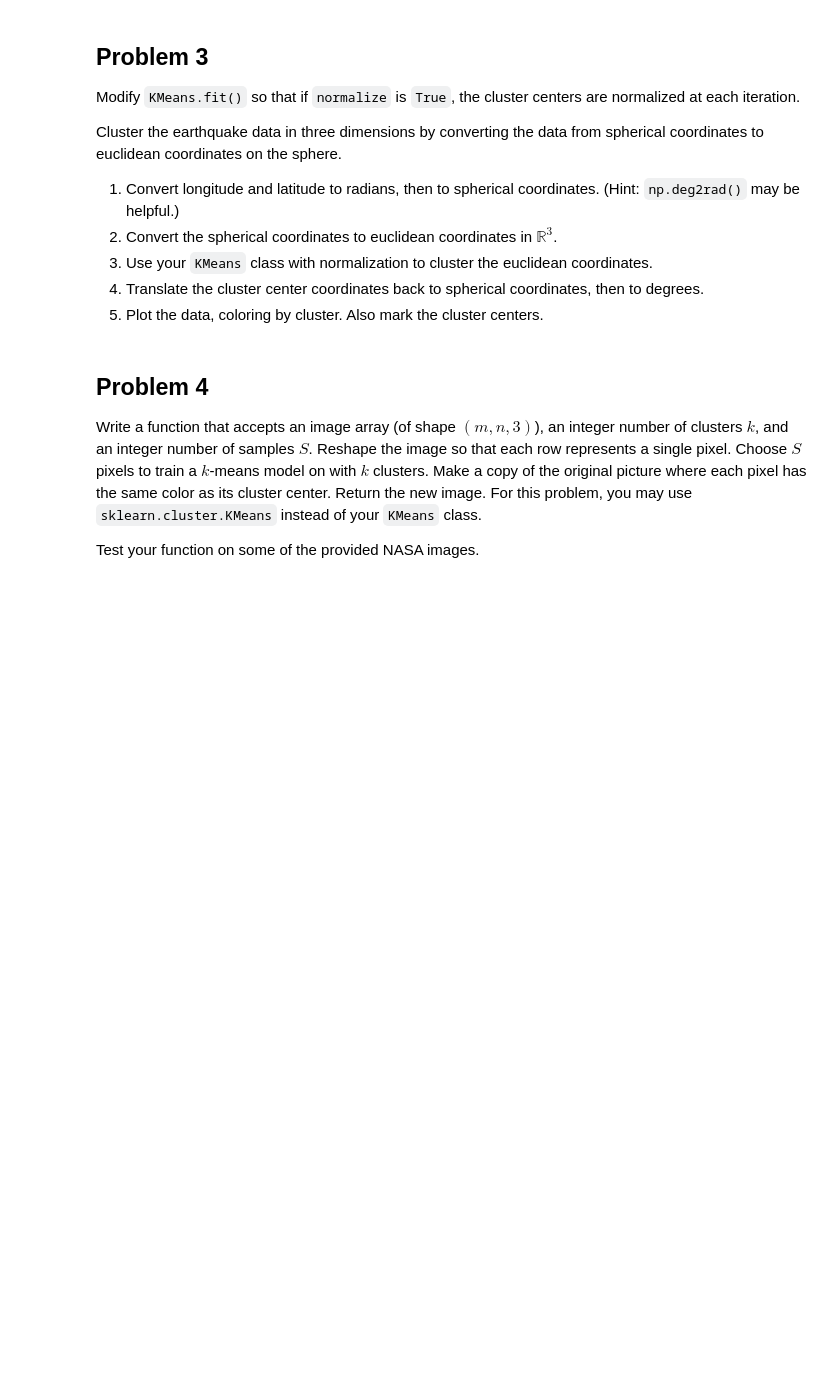
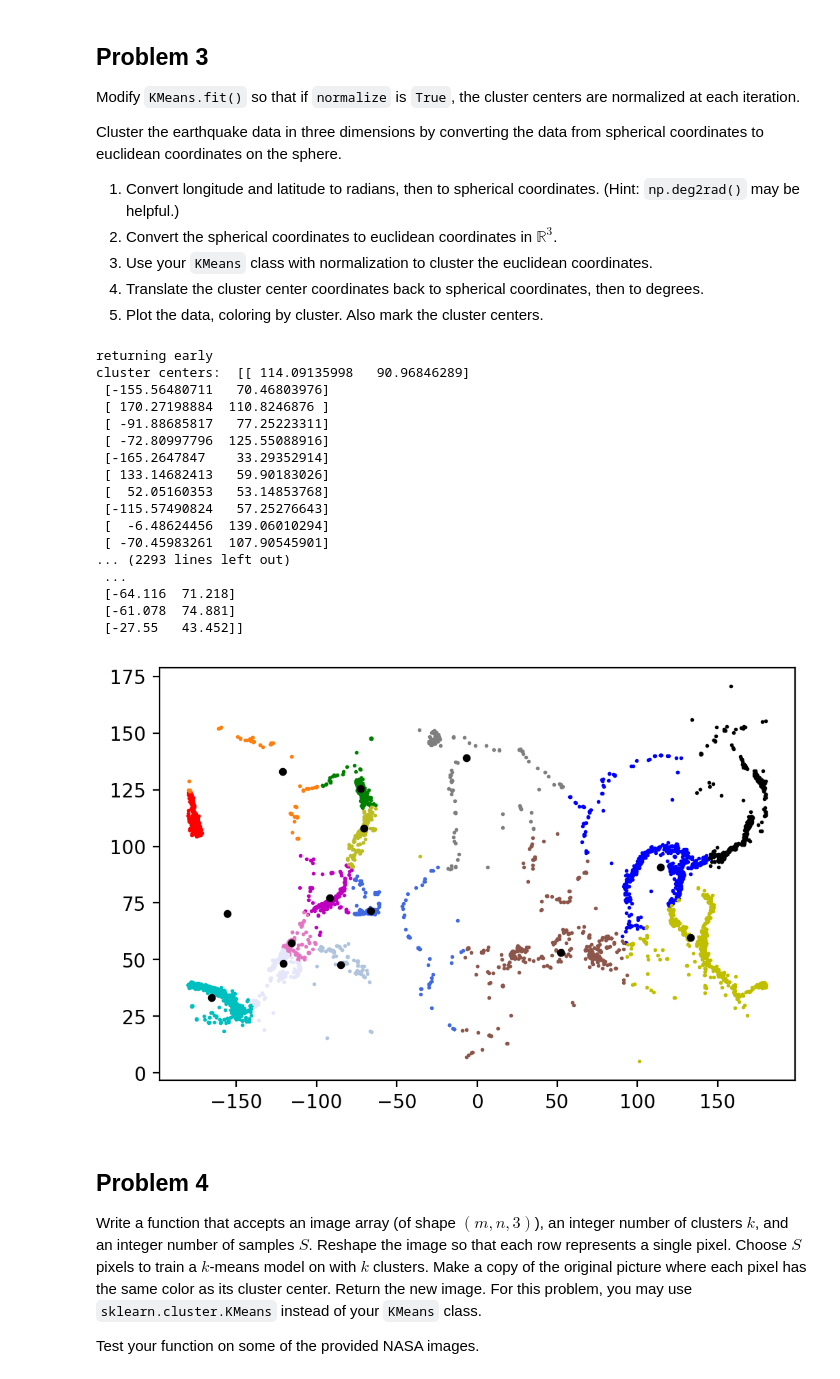
Before and after one commit to mistBourne1300/ACME-Volume-1, a Jupyter notebook: KMeans/kmeans_clustering.ipynb, the cells around one changed output. Saved outputs shown, nothing was run; the diff lists cells and outputs as text; code cells hidden in the pictures; blank space fills up the shorter version.

```diff
--- a/KMeans/kmeans_clustering.ipynb
+++ b/KMeans/kmeans_clustering.ipynb
@@ -228,6 +222,68 @@ Cluster the earthquake data in three dimensions by converting the data from sphe
 4. Translate the cluster center coordinates back to spherical coordinates, then to degrees.
 5. Plot the data, coloring by cluster.
 Also mark the cluster centers.
+# %%
+earthquakes = np.load("earthquake_coordinates.npy")
+# plt.scatter(earthquakes[:,0], earthquakes[:,1], color = 'k', s =1)
+earthquakes = np.array([[coor[0], 90 - coor[1]] for coor in earthquakes])
+earthquakes_rad = np.deg2rad(earthquakes)
+# print(earthquakes, earthquakes_rad)
+
+# plt.show()
+spherical = np.array([[coor[0], coor[1]] for coor in earthquakes_rad])
+# print(spherical)
+euclidian = np.array([[np.cos(coor[0])*np.sin(coor[1]), np.sin(coor[0]) * np.sin(coor[1]), np.cos(coor[1])] for coor in spherical])
+# print(euclidian)
+kmeans_class = KMeans(n_clusters=15, normalize = True)
+kmeans_class.fit(euclidian)
+centers = kmeans_class.cluster_centers
+
+# convert centers back to long and lat
+spherical = np.array([[np.arctan2(coor[1], coor[0]), np.arccos(coor[2])] for coor in centers])
+longlat = np.rad2deg(spherical)
+# longlat = np.array([[coor[0], coor[1]] for coor in longlat])
+print("cluster centers: ", longlat)
+
+kmeans_class.cluster_centers = longlat
+clusters = kmeans_class.predict(earthquakes)
+print(clusters)
+
+
+# plot the data
+colors = ['b', 'r', 'k', 'm', 'g', 'c', 'y', "tab:brown", 'tab:pink', 'tab:gray', 'tab:olive', 'tab:orange', 'lavender', 'lightsteelblue', 'royalblue']
+masks = []
+for i in range(15):
+	masks.append(clusters == i)
+	# print(masks[-1])
+
+clusters = []
+for i in range(15):
+	clusters.append(earthquakes[masks[i]])
+	print(clusters[-1])
+
+for i in range(15):
+	plt.scatter(clusters[i][:,0], clusters[i][:,1], color = colors[i], s = 1)
+plt.scatter(longlat[:,0], longlat[:,1], color = 'k', s = 10, marker = 'o')
+plt.show()
+# %% [output]
+returning early
+cluster centers:  [[ 114.09135998   90.96846289]
+ [-155.56480711   70.46803976]
+ [ 170.27198884  110.8246876 ]
+ [ -91.88685817   77.25223311]
+ [ -72.80997796  125.55088916]
+ [-165.2647847    33.29352914]
+ [ 133.14682413   59.90183026]
+ [  52.05160353   53.14853768]
+ [-115.57490824   57.25276643]
+ [  -6.48624456  139.06010294]
+ [ -70.45983261  107.90545901]
+... (2293 lines left out)
+ ...
+ [-64.116  71.218]
+ [-61.078  74.881]
+ [-27.55   43.452]]
+[figure, added]
 # %% [markdown]
 ## Problem 4
 
```
Also changed, not shown: parts of 4 cells of this notebook.
